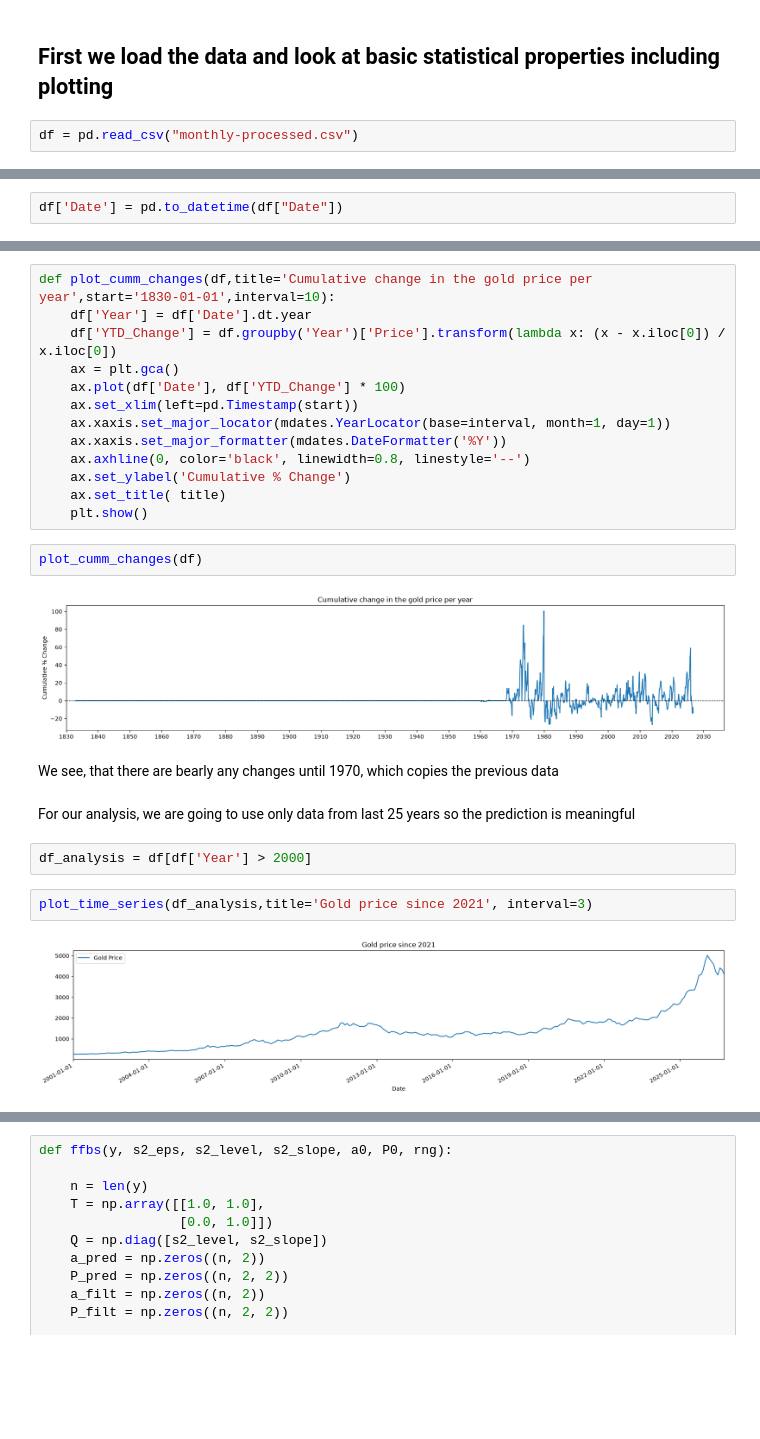
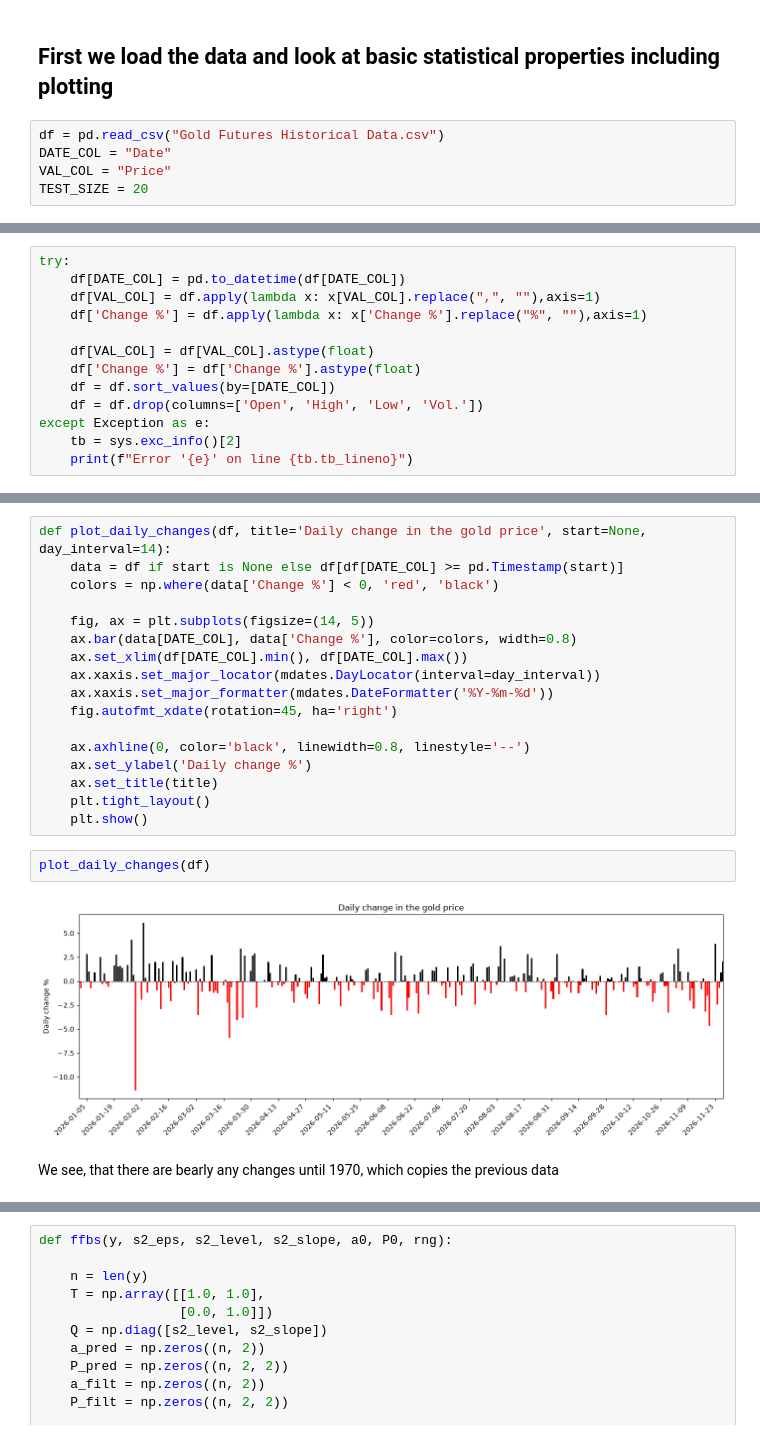
Before and after one commit to JanFlajz/ni-scr-gold-price, a Jupyter notebook: Gold-price.ipynb, the cells around one changed output, grey strips where cells are left out. Drawn from its saved outputs; the diff is of its cells as text; blank space fills up the shorter version.

```diff
--- a/Gold-price.ipynb
+++ b/Gold-price.ipynb
@@ -10,4 +17,7 @@ plt.rcParams["figure.figsize"] = (21,4)
 # %% [markdown]
 ## First we load the data and look at basic statistical properties including plotting
 # %%
-df = pd.read_csv("monthly-processed.csv")
+df = pd.read_csv("Gold Futures Historical Data.csv")
+DATE_COL = "Date"
+VAL_COL = "Price"
+TEST_SIZE = 20
@@ -14,5 +40,16 @@ df = pd.read_csv("monthly-processed.csv")
 # %%
-df['Date'] = pd.to_datetime(df["Date"])
+try:
+    df[DATE_COL] = pd.to_datetime(df[DATE_COL])
+    df[VAL_COL] = df.apply(lambda x: x[VAL_COL].replace(",", ""),axis=1)
+    df['Change %'] = df.apply(lambda x: x['Change %'].replace("%", ""),axis=1)
+
+    df[VAL_COL] = df[VAL_COL].astype(float)
+    df['Change %'] = df['Change %'].astype(float)
+    df = df.sort_values(by=[DATE_COL])
+    df = df.drop(columns=['Open', 'High', 'Low', 'Vol.'])
+except Exception as e:
+    tb = sys.exc_info()[2]
+    print(f"Error '{e}' on line {tb.tb_lineno}")
 # %%
 df.describe()
 # %% [output]
@@ -42,27 +79,23 @@ plot_time_series(df)
 # %%
-def plot_cumm_changes(df,title='Cumulative change in the gold price per year',start='1830-01-01',interval=10):
-    df['Year'] = df['Date'].dt.year
-    df['YTD_Change'] = df.groupby('Year')['Price'].transform(lambda x: (x - x.iloc[0]) / x.iloc[0])
-    ax = plt.gca()
-    ax.plot(df['Date'], df['YTD_Change'] * 100)
-    ax.set_xlim(left=pd.Timestamp(start))
-    ax.xaxis.set_major_locator(mdates.YearLocator(base=interval, month=1, day=1))
-    ax.xaxis.set_major_formatter(mdates.DateFormatter('%Y'))
+def plot_daily_changes(df, title='Daily change in the gold price', start=None, day_interval=14):
+    data = df if start is None else df[df[DATE_COL] >= pd.Timestamp(start)]
+    colors = np.where(data['Change %'] < 0, 'red', 'black')
+
+    fig, ax = plt.subplots(figsize=(14, 5))
+    ax.bar(data[DATE_COL], data['Change %'], color=colors, width=0.8)
+    ax.set_xlim(df[DATE_COL].min(), df[DATE_COL].max())
+    ax.xaxis.set_major_locator(mdates.DayLocator(interval=day_interval))
+    ax.xaxis.set_major_formatter(mdates.DateFormatter('%Y-%m-%d'))
+    fig.autofmt_xdate(rotation=45, ha='right')
+
     ax.axhline(0, color='black', linewidth=0.8, linestyle='--')
-    ax.set_ylabel('Cumulative % Change')
-    ax.set_title( title)
+    ax.set_ylabel('Daily change %')
+    ax.set_title(title)
+    plt.tight_layout()
     plt.show()
 # %%
-plot_cumm_changes(df)
+plot_daily_changes(df)
 # %% [output]
-[figure, old version]
+[figure, new version]
 # %% [markdown]
 We see, that there  are bearly any changes until 1970, which copies the previous data
-# %% [markdown]
-For our analysis, we are going to use only data from last 25 years so the prediction is meaningful
-# %%
-df_analysis = df[df['Year'] > 2000]
-# %%
-plot_time_series(df_analysis,title='Gold price since 2021', interval=3)
-# %% [output]
-[figure, removed]
```
Also changed, not shown: parts of 18 cells of this notebook, 2 other files.
